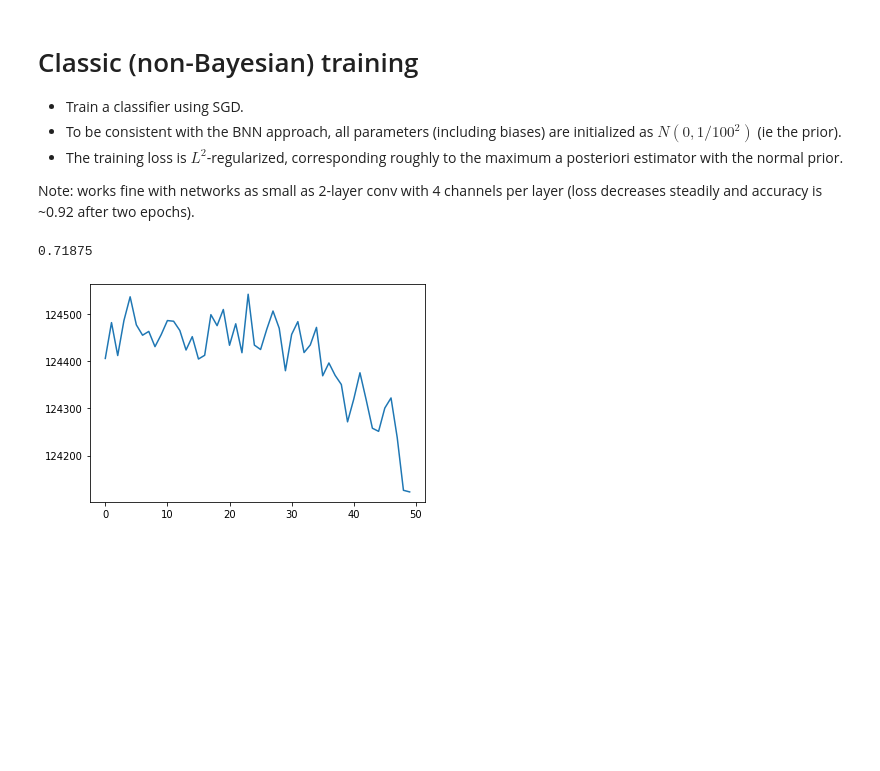
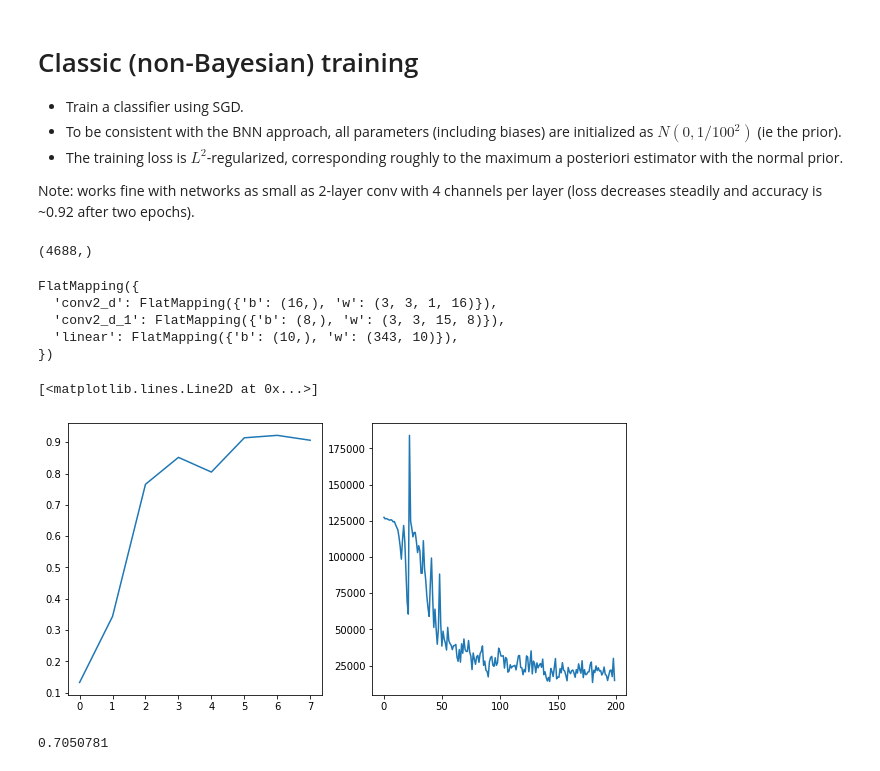
Before and after one commit to ratschlab/projects-2020-Neural-SVGD, a Jupyter notebook: notebooks/bayesian-neural-network/SGLD.ipynb, the cells around one changed output. Drawn from its saved outputs; the diff is of its cells as text; code cells hidden in the pictures; blank space fills up the shorter version.

```diff
--- a/notebooks/bayesian-neural-network/SGLD.ipynb
+++ b/notebooks/bayesian-neural-network/SGLD.ipynb
@@ -254,26 +144,38 @@ Note: works fine with networks as small as 2-layer conv with 4 channels per laye
 # %%
 learning_rate = 1e-7
-# opt = optax.sgd(learning_rate)
-opt = utils.sgld(learning_rate)
+opt = optax.sgd(learning_rate)
+# opt = utils.sgld(learning_rate)
 
 @jit
 def classic_step(params, opt_state, images, labels):
-    step_loss, g = value_and_grad(loss)(params, images, labels)
+    step_loss, g = value_and_grad(bnn.loss)(params, images, labels)
     g, opt_state = opt.update(g, opt_state, params)
     return optax.apply_updates(params, g), opt_state, step_loss
 
 @jit
 def compute_accuracy(params):
-    return accuracy(model.apply(params, val_images[:BATCH_SIZE]), val_labels[:BATCH_SIZE])
+    return bnn.accuracy(bnn.model.apply(params, mnist.val_images[:BATCH_SIZE]), mnist.val_labels[:BATCH_SIZE])
 
 
-batches = make_batches(train_images, train_labels, BATCH_SIZE)
 key, subkey = random.split(key)
-params = model.init(subkey, train_images[:2])
+params = bnn.model.init(subkey, mnist.train_images[:2])
 opt_state = opt.init(params)
 
 ls = []
 ces = []
 accs = []
 trajectory = []
+
+pflat = jax.flatten_util.ravel_pytree(params)[0]
+pflat.shape
+# %% [output]
+(4688,)
+# %%
+utils.leaf_shapes(params)
+# %% [output]
+FlatMapping({
+  'conv2_d': FlatMapping({'b': (16,), 'w': (3, 3, 1, 16)}),
+  'conv2_d_1': FlatMapping({'b': (8,), 'w': (3, 3, 15, 8)}),
+  'linear': FlatMapping({'b': (10,), 'w': (343, 10)}),
+})
 # %%
@@ -291,7 +191,12 @@ for step_count in tqdm(range(900)):
-# %%
-# SGD, lr=1e-7
-plt.plot(ls[:50])
-print(compute_accuracy(params))
-# %% [output]
-0.71875
-[figure, removed]
+# %%
+#  strides = 2 for 2., full channels on both, 13k params
+fig, axs = plt.subplots(1, 2, figsize=[10, 5])
+axs[0].plot(accs)
+axs[1].plot(ls)
+# %% [output]
+[<matplotlib.lines.Line2D at 0x...>]
+[figure, added]
+# %%
+onp.mean(accs[-10:])
+# %% [output]
+0.7050781
```
Also changed, not shown: parts of 26 cells of this notebook, 2 other files.
